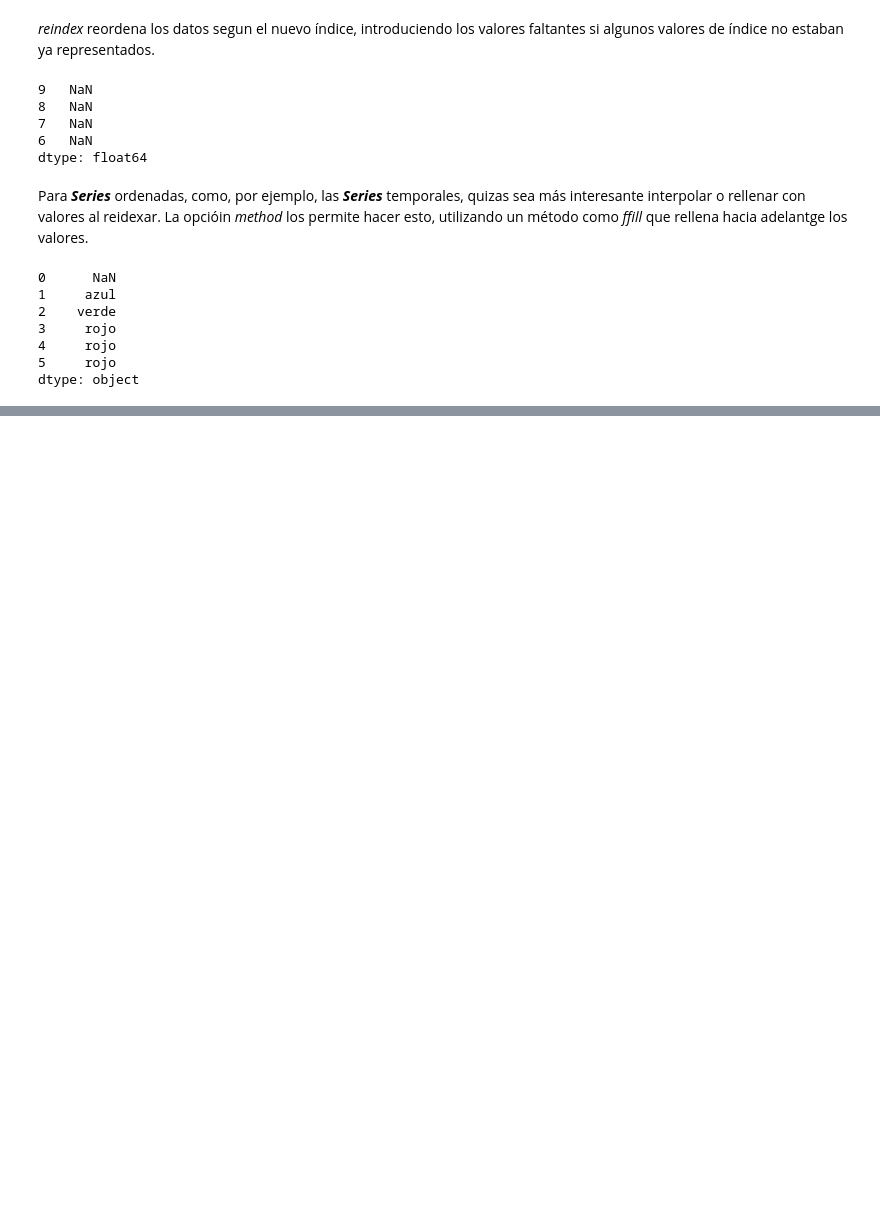
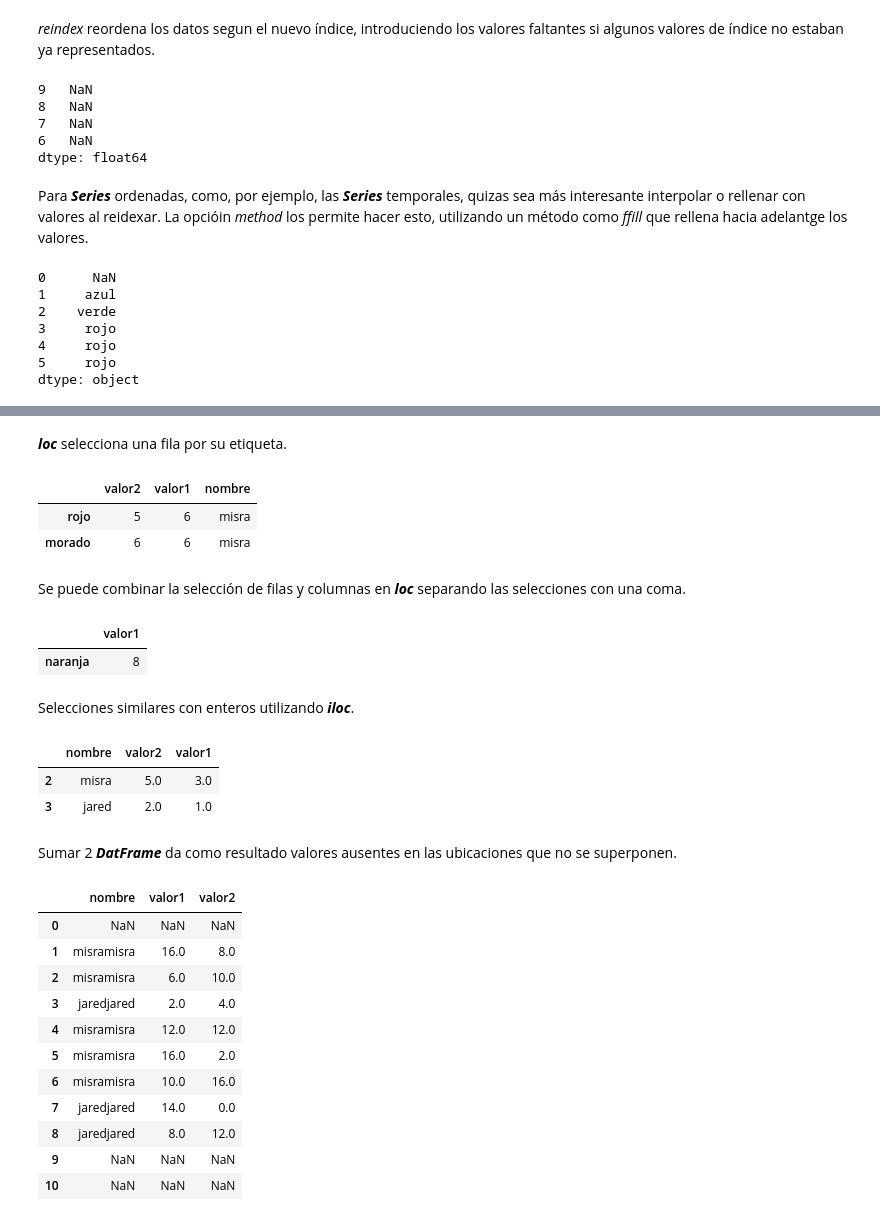
Before and after one commit to SaitoM17/ejerciciosAnalisisDatos, a Jupyter notebook: scripts/pandas_practica.ipynb, the cells around one changed output, grey strips where cells are left out. Saved outputs shown, nothing was run; the diff lists cells and outputs as text; code cells hidden in the pictures; blank space fills up the shorter version.

```diff
--- a/scripts/pandas_practica.ipynb
+++ b/scripts/pandas_practica.ipynb
@@ -277,0 +280,4 @@ dtype: object
+# %%
+print(f'Frame original\n{frame}')
+frame3 = frame.reindex([1,2,3,4,5,6,7,8,9,10])
+print(f'Frame modificado\n{frame3}')
@@ -277,0 +377,46 @@ dtype: object
+# %% [markdown]
+***loc*** selecciona una fila por su etiqueta.
+# %%
+
+
+frame4 = frame2.reindex(['rojo','azul','verde','amarillo','morado','naranja','blanco','negro','cafe'])
+frame4.loc[['rojo','morado']]
+# %% [output]
+|  | valor2 | valor1 | nombre |
+| rojo | 5 | 6 | misra |
+| morado | 6 | 6 | misra |
+# %% [markdown]
+Se puede combinar la selección de filas y columnas en ***loc*** separando las selecciones con una coma.
+# %%
+frame4.loc[['naranja'],['valor1']]
+# %% [output]
+|  | valor1 |
+| naranja | 8 |
+# %% [markdown]
+Selecciones similares con enteros utilizando ***iloc***.
+# %%
+frame3.iloc[2]
+frame3.iloc[[1,2]]
+frame3.iloc[2,[1,2]]
+frame3.iloc[[1,2],[0,2,1]]
+# %% [output]
+|  | nombre | valor2 | valor1 |
+| 2 | misra | 5.0 | 3.0 |
+| 3 | jared | 2.0 | 1.0 |
+# %% [markdown]
+Sumar 2 ***DatFrame*** da como resultado valores ausentes en las ubicaciones que no se superponen.
+# %%
+frame + frame3
+# %% [output]
+|  | nombre | valor1 | valor2 |
+| 0 | NaN | NaN | NaN |
+| 1 | misramisra | 16.0 | 8.0 |
+| 2 | misramisra | 6.0 | 10.0 |
+| 3 | jaredjared | 2.0 | 4.0 |
+| 4 | misramisra | 12.0 | 12.0 |
+| 5 | misramisra | 16.0 | 2.0 |
+| 6 | misramisra | 10.0 | 16.0 |
+| 7 | jaredjared | 14.0 | 0.0 |
+| 8 | jaredjared | 8.0 | 12.0 |
+| 9 | NaN | NaN | NaN |
+| 10 | NaN | NaN | NaN |
```
Also changed, not shown: parts of 71 cells of this notebook.
